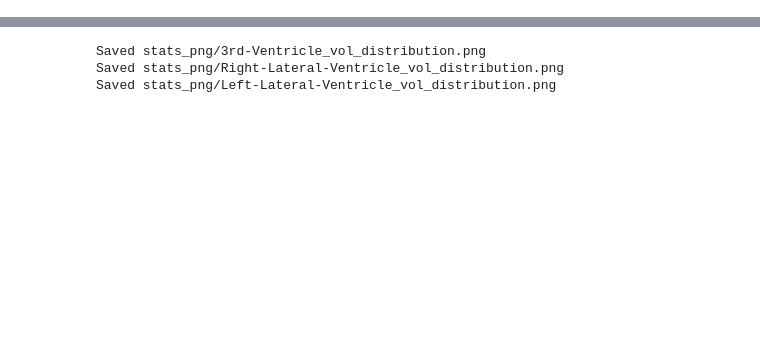
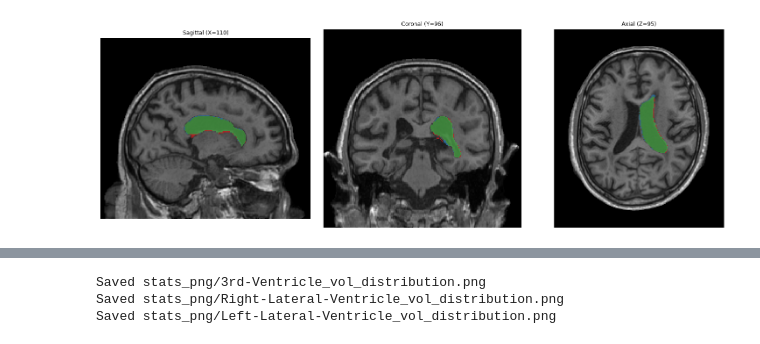
Before and after one commit to JihengLi/brain_ventricle_icu, a Jupyter notebook: notebook.ipynb, the cells around one changed output, grey strips where cells are left out. Saved outputs shown, nothing was run; the diff lists cells and outputs as text; code cells hidden in the pictures; blank space fills up the shorter version.

```diff
--- a/notebook.ipynb
+++ b/notebook.ipynb
@@ -20,0 +51,6 @@ from stats_plot import *
+# %%
+_ = visualize_slant_subjectid_compare(
+    "sub-BRA074", keep_roi_list=[51], auto_slice=True, bg_t1_file=True
+)
+# %% [output]
+[figure, added]
```
Also changed, not shown: parts of 22 cells of this notebook, 40 other files.
